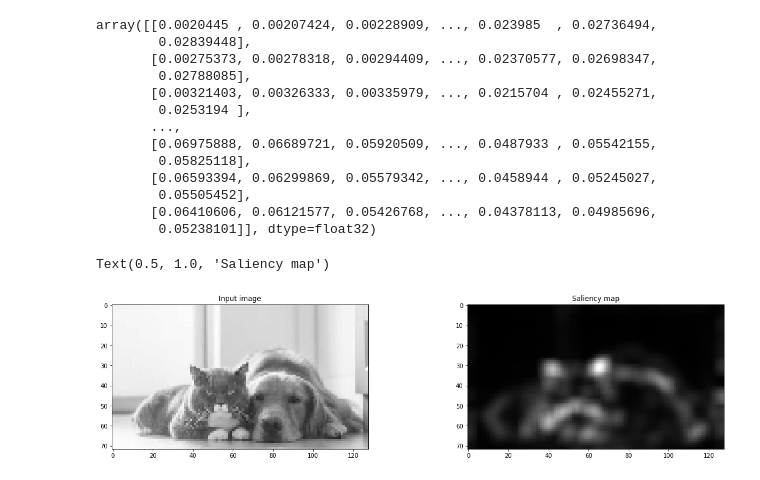
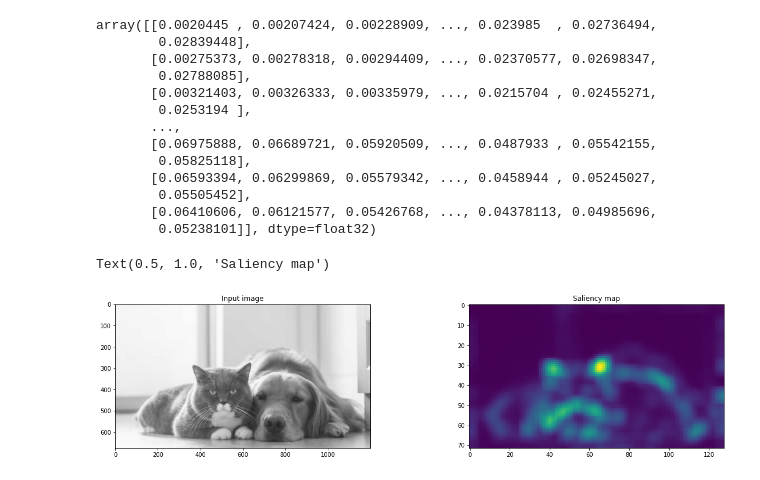
Before and after one commit to cq2018-1822-xlav/DA-Ly-Thuyet, a Jupyter notebook: Saliency_Map/spectral_residual.ipynb, the cells around one changed output. Cells and saved outputs as stored; diff of their text form; code cells hidden in the pictures.

```diff
--- a/Saliency_Map/spectral_residual.ipynb
+++ b/Saliency_Map/spectral_residual.ipynb
@@ -8,10 +8,11 @@ import matplotlib.pyplot as plt
 # %%
 # read
 img = cv.imread('data/dog_and_cat.jpg',0)
+imgClone = img.copy()
 # %%
-img = cv.resize(img, (WIDTH,WIDTH*img.shape[0]//img.shape[1]))
+imgClone = cv.resize(imgClone, (WIDTH,WIDTH*img.shape[0]//img.shape[1]))
 
-c = cv.dft(np.float32(img), flags = cv.DFT_COMPLEX_OUTPUT)
+c = cv.dft(np.float32(imgClone), flags = cv.DFT_COMPLEX_OUTPUT)
 mag = np.sqrt(c[:,:,0]**2 + c[:,:,1]**2)
 spectralResidual = np.exp(np.log(mag) - cv.boxFilter(np.log(mag), -1, (3,3)))
 
@@ -37,10 +38,10 @@ array([[0.0020445 , 0.00207424, 0.00228909, ..., 0.023985  , 0.02736494,
 # %%
 plt.figure(figsize = (20,10))
 plt.subplot(2,2,1), plt.imshow(cv.cvtColor(img, cv.COLOR_BGR2RGB))
 plt.title('Input image')
 #    cv2.imshow("input",  img)
-plt.subplot(2,2,2), plt.imshow(mag, 'gray')
+plt.subplot(2,2,2), plt.imshow(mag)
 plt.title('Saliency map')
 # %% [output]
 Text(0.5, 1.0, 'Saliency map')
-[figure, old version]
+[figure, new version]
```
